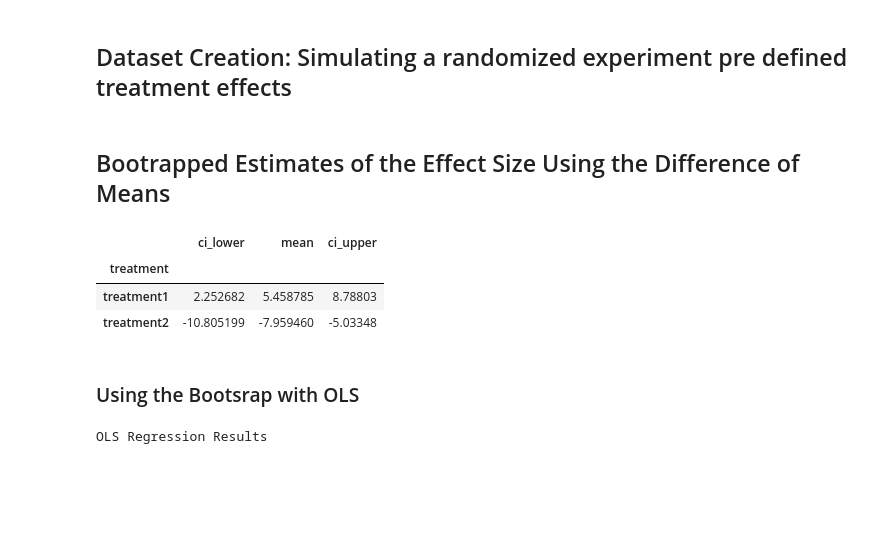
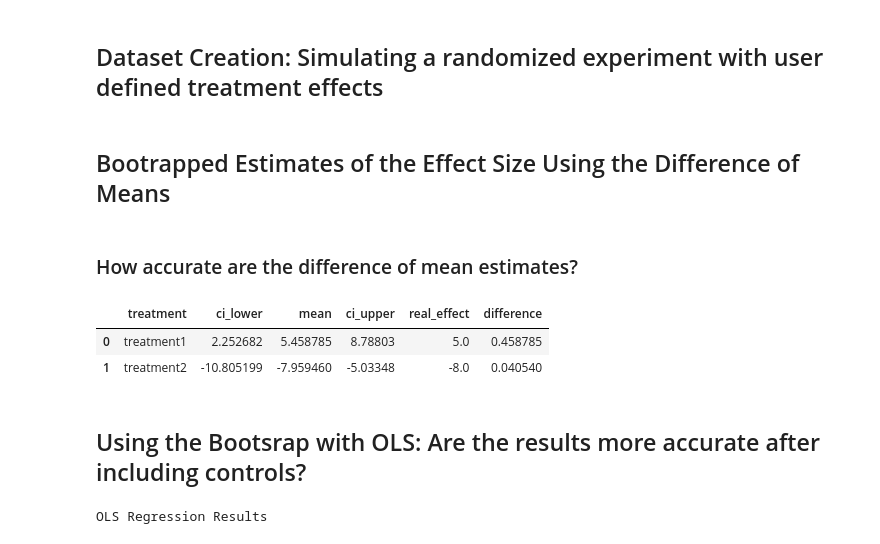
Before and after one commit to alexdparker/datascience, a Jupyter notebook: bootstrapping.ipynb, the cells around one changed output. Saved outputs shown, nothing was run; the diff lists cells and outputs as text; code cells hidden in the pictures; blank space fills up the shorter version.

```diff
--- a/bootstrapping.ipynb
+++ b/bootstrapping.ipynb
@@ -18,7 +18,7 @@ import scipy
 
 sns.set_theme(context = 'notebook', style = 'whitegrid')
 # %% [markdown]
-## Dataset Creation: Simulating a randomized experiment pre defined treatment effects
+## Dataset Creation: Simulating a randomized experiment with user defined treatment effects
 # %%
 np.random.seed(4567)
 n = 10000
@@ -92,18 +92,25 @@ fig.add_vline(x = ols_boot_2.percent_effect.mean(), line_color = 'red')
 fig.add_vline(x = ols_boot_2.percent_effect.quantile(.975), line_color = 'red', line_dash = 'dash')
 fig.add_vline(x = ols_boot_2.percent_effect.quantile(.025), line_color = 'red', line_dash = 'dash')
 fig.show()
+# %% [markdown]
+### How accurate are the difference of mean estimates?
 # %%
-boots.groupby('treatment').agg(
+real_effects = pd.DataFrame([['treatment1',real_effect_1*100],['treatment2',real_effect_2*100]], columns = ['treatment','real_effect'])
+
+boots_gp = boots.groupby('treatment', as_index = False).agg(
         ci_lower = ('percent_effect', lambda x: x.quantile(.025)),
         mean = ('percent_effect', 'mean'),
         ci_upper = ('percent_effect', lambda x: x.quantile(.975)))
+
+boots_gp = boots_gp.merge(real_effects, how = 'inner', on = 'treatment')
+boots_gp['difference'] = boots_gp['mean'] - boots_gp['real_effect']
+boots_gp
 # %% [output]
-|  | ci_lower | mean | ci_upper |
-| treatment |  |  |  |
-| treatment1 | 2.252682 | 5.458785 | 8.78803 |
-| treatment2 | -10.805199 | -7.959460 | -5.03348 |
+|  | treatment | ci_lower | mean | ci_upper | real_effect | difference |
+| 0 | treatment1 | 2.252682 | 5.458785 | 8.78803 | 5.0 | 0.458785 |
+| 1 | treatment2 | -10.805199 | -7.959460 | -5.03348 | -8.0 | 0.040540 |
 # %% [markdown]
-### Using the Bootsrap with OLS
+## Using the Bootsrap with OLS: Are the results more accurate after including controls?
 # %%
 ### Pre Regression plots to inform the OLS model
 
```
Also changed, not shown: parts of 2 cells of this notebook, 1 other file.
